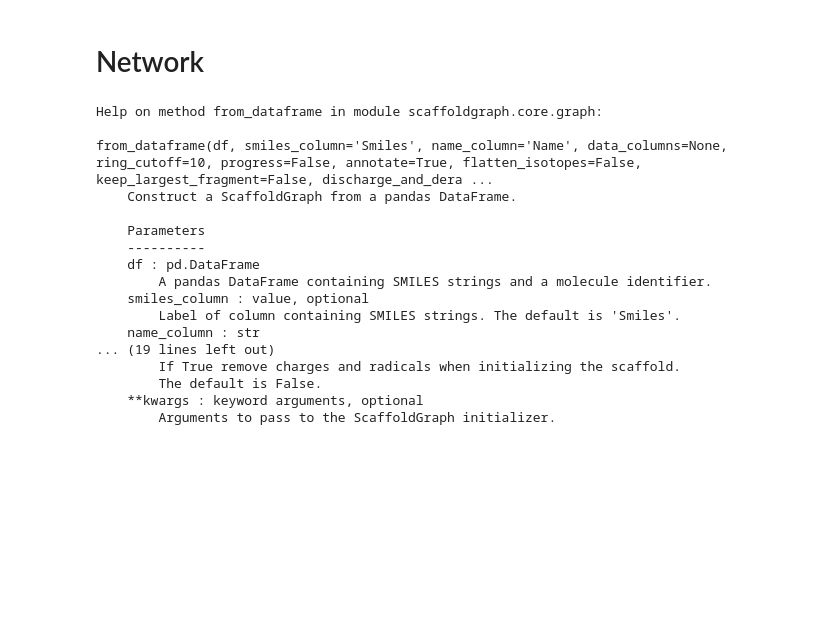
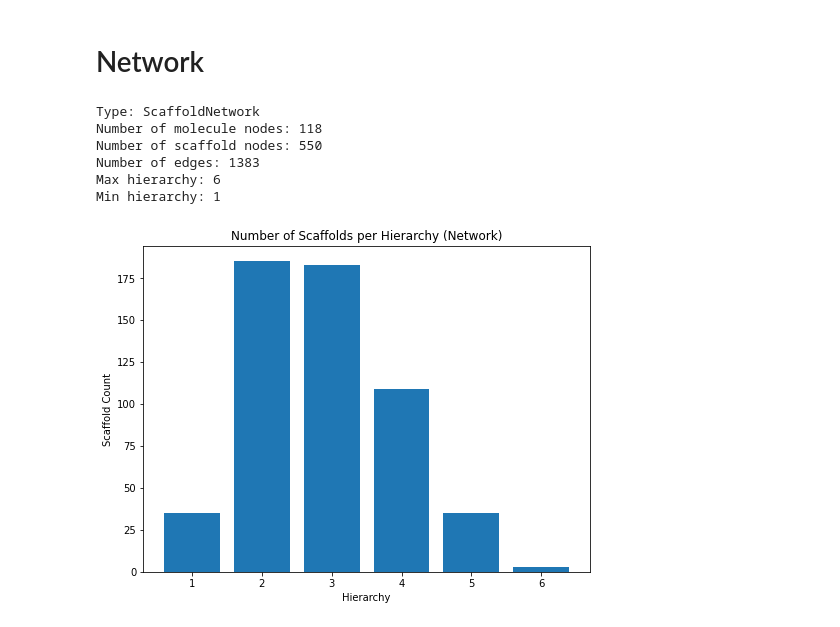
Before and after one commit to marcossantanaioc/De_novo_design_SARSCOV2, a Jupyter notebook: notebooks/ScaffoldGraph.ipynb, the cells around one changed output. Drawn from its saved outputs; the diff is of its cells as text; code cells hidden in the pictures; blank space fills up the shorter version.

```diff
--- a/notebooks/ScaffoldGraph.ipynb
+++ b/notebooks/ScaffoldGraph.ipynb
@@ -59,23 +44,3 @@ Draw.MolsToGridImage(frags_collection)
 # %% [markdown]
 # Network
-# %%
-help(sg.ScaffoldNetwork.from_dataframe)
-# %% [output]
-Help on method from_dataframe in module scaffoldgraph.core.graph:
-
-from_dataframe(df, smiles_column='Smiles', name_column='Name', data_columns=None, ring_cutoff=10, progress=False, annotate=True, flatten_isotopes=False, keep_largest_fragment=False, discharge_and_dera ...
-    Construct a ScaffoldGraph from a pandas DataFrame.
-
-    Parameters
-    ----------
-    df : pd.DataFrame
-        A pandas DataFrame containing SMILES strings and a molecule identifier.
-    smiles_column : value, optional
-        Label of column containing SMILES strings. The default is 'Smiles'.
-    name_column : str
-... (19 lines left out)
-        If True remove charges and radicals when initializing the scaffold.
-        The default is False.
-    **kwargs : keyword arguments, optional
-        Arguments to pass to the ScaffoldGraph initializer.
 # %%
@@ -84,0 +48,26 @@ nt_scaffolds = list(network.get_scaffold_nodes())
+# %%
+print(sg.utils.summary(network))
+# %% [output]
+Type: ScaffoldNetwork
+Number of molecule nodes: 118
+Number of scaffold nodes: 550
+Number of edges: 1383
+Max hierarchy: 6
+Min hierarchy: 1
+# %%
+# We can get the number of scaffolds in each hierarchy easily
+
+counts = network.get_hierarchy_sizes()  # returns a collections Counter object
+#lists = sorted()
+x, y = zip(*counts.items())
+
+# Plot sizes as bar chart
+
+plt.figure(figsize=(8, 6))
+plt.bar(x, y)
+plt.xlabel('Hierarchy')
+plt.ylabel('Scaffold Count')
+plt.title('Number of Scaffolds per Hierarchy (Network)')
+plt.show()
+# %% [output]
+[figure, added]
```
Also changed, not shown: parts of 48 cells of this notebook.
